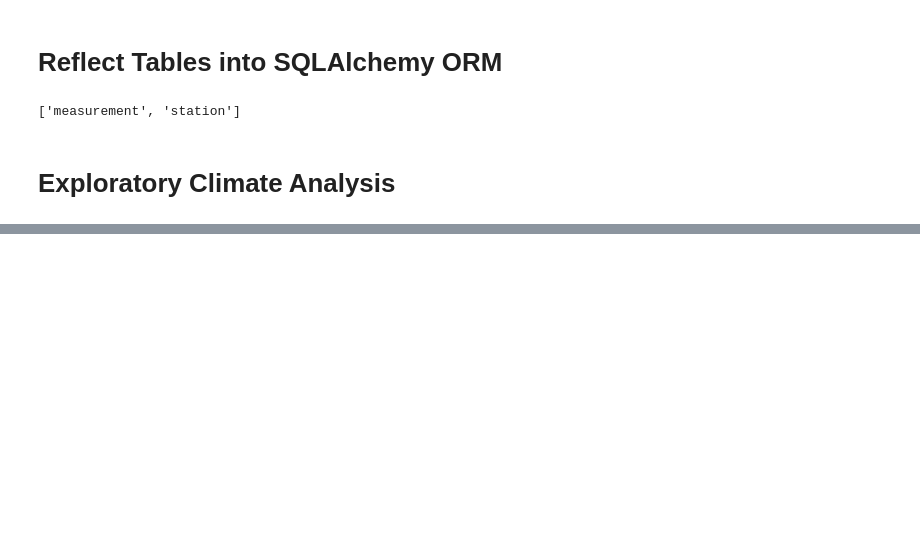
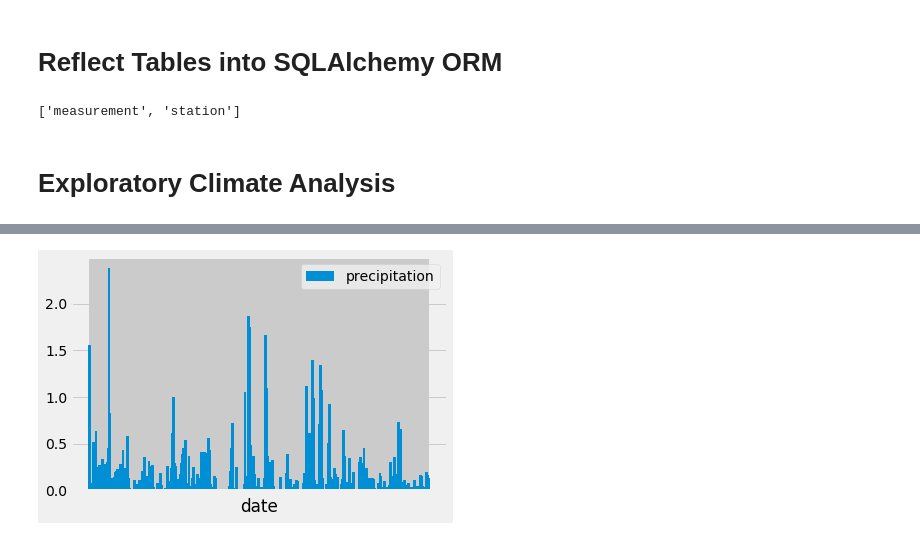
Before and after one commit to enriquesaenger/sqlalchemy-challenge, a Jupyter notebook: climate.ipynb, the cells around one changed output, grey strips where cells are left out. Cells and saved outputs as stored; diff of their text form; code cells hidden in the pictures; blank space fills up the shorter version.

```diff
--- a/climate.ipynb
+++ b/climate.ipynb
@@ -88,0 +42,9 @@ data_2010
+# %%
+# find latest date
+latest_date = session.query(Measurement.date).order_by(Measurement.date.desc()).first().date
+# format the string
+latest_date = dt.datetime.strptime(latest_date, '%Y-%m-%d')
+# get the date 1 year before
+last_year = latest_date - relativedelta(months=+12)
+# show date twelve months before
+last_year
@@ -88,0 +53,3 @@ data_2010
+# %%
+# query for the last 12 months of precipitation data
+last_twelve_months = session.query(Measurement.date, func.avg(Measurement.prcp)).filter(Measurement.date >= last_year).group_by(Measurement.date).all()
@@ -88,0 +75,15 @@ data_2010
+# %%
+# create the figure
+fig, ax = plt.subplots()
+# plot the data
+ax.bar(date, prcp, label="precipitation", width=3)
+# clear xticklabels
+ax.set_xticklabels("")
+# set xlabel
+ax.set_xlabel("date")
+# create a legend
+ax.legend()
+# show the plot
+plt.show()
+# %% [output]
+[figure, added]
```
Also changed, not shown: parts of 18 cells of this notebook.
